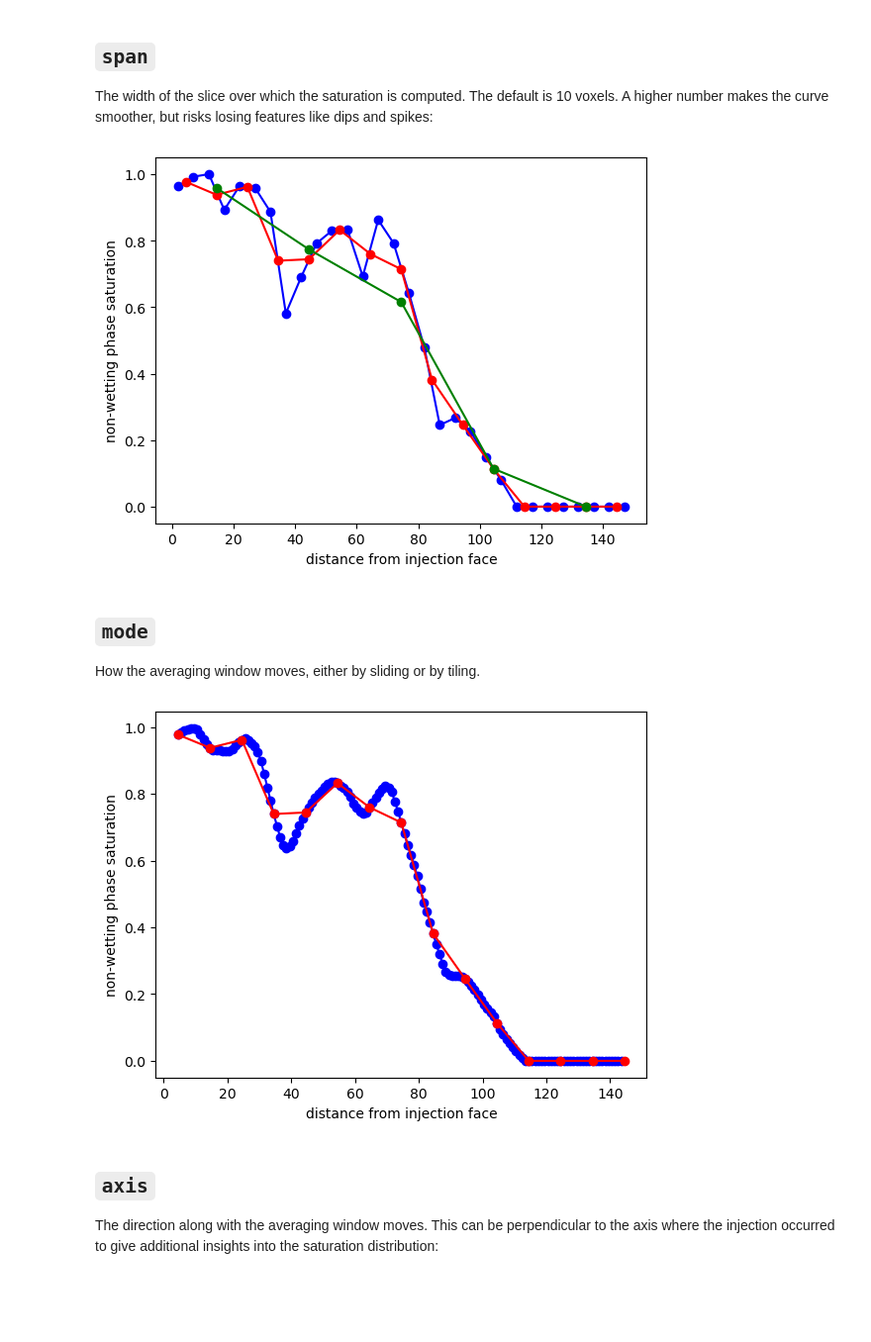
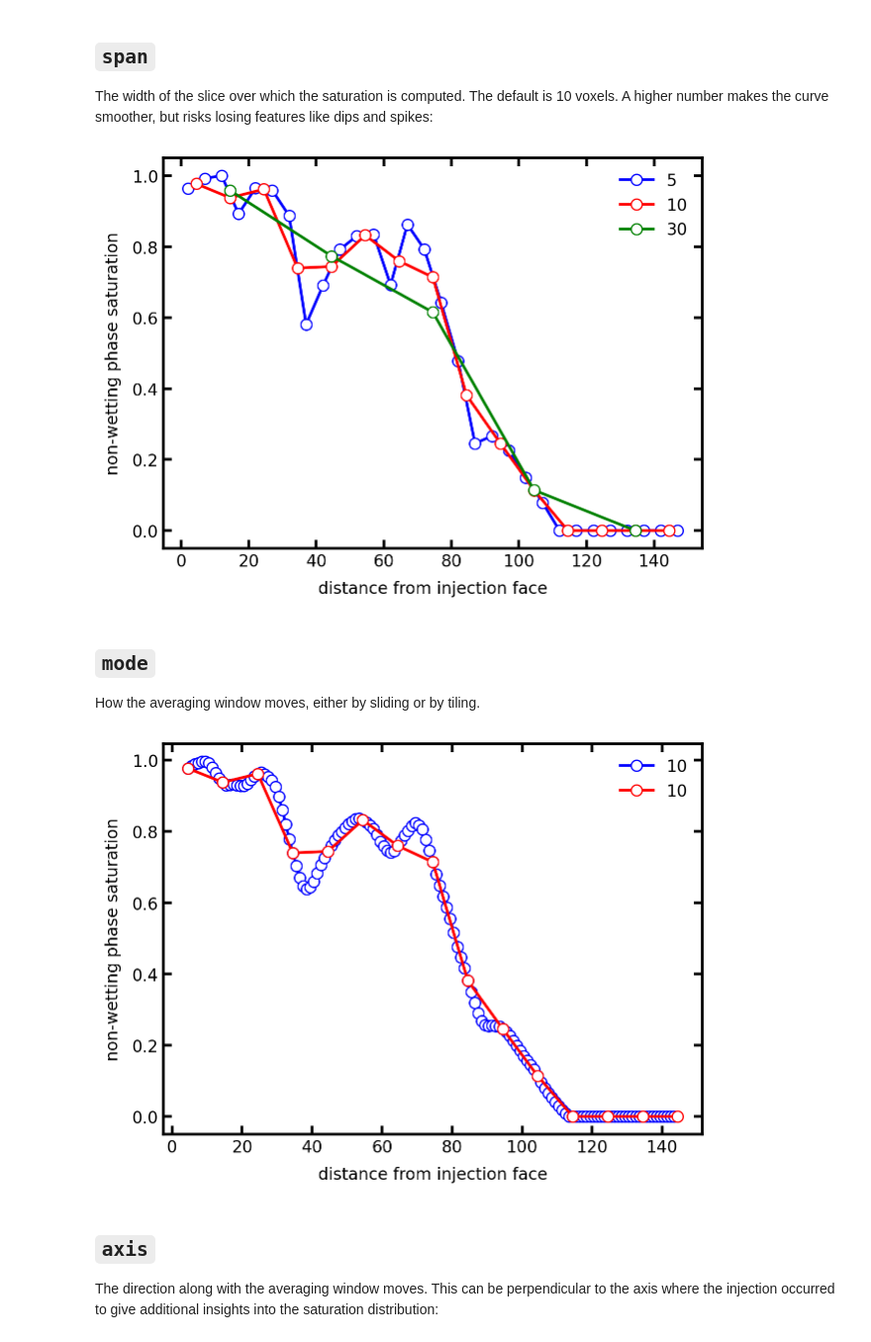
Before and after one commit to habi/porespy, a Jupyter notebook: examples/metrics/reference/satn_profile.ipynb, the cells around one changed output. Shown at 99% size. Drawn from its saved outputs; the diff is of its cells as text; code cells hidden in the pictures; blank space fills up the shorter version.

```diff
--- a/examples/metrics/reference/satn_profile.ipynb
+++ b/examples/metrics/reference/satn_profile.ipynb
@@ -6,3 +6,4 @@ import matplotlib.pyplot as plt
 import numpy as np
 import porespy as ps
 from pyedt import edt
+ps.visualization.set_mpl_style()
@@ -18,10 +12,7 @@ Start by performing a basic invasion simulation:
 # %%
 np.random.seed(1)
 im = ps.generators.blobs(shape=[150, 150], porosity=0.6, blobiness=1)
-sigma = 0.1
-theta = 180
-dt = edt(im)
-pc = -2*sigma*np.cos(np.deg2rad(theta))/dt
+pc = ps.filters.capillary_transform(im=im, sigma=0.01, theta=180, g=0)
 inlets = np.zeros_like(im)
 inlets[0, :] = True
 inv = ps.simulations.drainage(im=im, pc=pc, inlets=inlets)
@@ -70,36 +62,37 @@ plt.ylabel("non-wetting phase saturation");
 The width of the slice over which the saturation is computed.  The default is 10 voxels.  A higher number makes the curve smoother, but risks losing features like dips and spikes:
 # %%
 s = 5
-s1 = ps.metrics.satn_profile(satn=inv.im_satn, s=0.6, span=s)
-plt.plot(s1.position, s1.saturation, 'b-o')
+s_prof1 = ps.metrics.satn_profile(satn=inv.im_satn, s=0.6, span=s)
+plt.plot(s_prof1.position, s_prof1.saturation, 'b-o', label=s)
 
 s = 10
-s2 = ps.metrics.satn_profile(satn=inv.im_satn, s=0.6, span=s)
-plt.plot(s2.position, s2.saturation, 'r-o')
+s_prof2 = ps.metrics.satn_profile(satn=inv.im_satn, s=0.6, span=s)
+plt.plot(s_prof2.position, s_prof2.saturation, 'r-o', label=s)
 
 s = 30
-s3 = ps.metrics.satn_profile(satn=inv.im_satn, s=0.6, span=s)
-plt.plot(s3.position, s3.saturation, 'g-o')
+s_prof3 = ps.metrics.satn_profile(satn=inv.im_satn, s=0.6, span=s)
+plt.plot(s_prof3.position, s_prof3.saturation, 'g-o', label=s)
 
 plt.xlabel("distance from injection face")
-plt.ylabel("non-wetting phase saturation");
+plt.ylabel("non-wetting phase saturation")
+plt.legend();
 # %% [output]
-[figure, old version]
+[figure, new version]
 # %% [markdown]
 ## `mode`
 How the averaging window moves, either by sliding or by tiling.
 # %%
-s1 = ps.metrics.satn_profile(satn=inv.im_satn, s=0.6, mode='slide')
-plt.plot(s1.position, s1.saturation, 'b-o')
+s_prof1 = ps.metrics.satn_profile(satn=inv.im_satn, s=0.6, mode='slide')
+plt.plot(s_prof1.position, s_prof1.saturation, 'b-o', label=s)
 
-s = 10
-s2 = ps.metrics.satn_profile(satn=inv.im_satn, s=0.6, mode='tile')
-plt.plot(s2.position, s2.saturation, 'r-o')
+s_prof2 = ps.metrics.satn_profile(satn=inv.im_satn, s=0.6, mode='tile')
+plt.plot(s_prof2.position, s_prof2.saturation, 'r-o', label=s)
 
 plt.xlabel("distance from injection face")
-plt.ylabel("non-wetting phase saturation");
+plt.ylabel("non-wetting phase saturation")
+plt.legend();
 # %% [output]
-[figure, old version]
+[figure, new version]
 # %% [markdown]
 ## `axis`
 The direction along with the averaging window moves. This can be perpendicular to the axis where the injection occurred to give additional insights into the saturation distribution:
```
Also changed, not shown: parts of 6 cells of this notebook, 2 other files.
